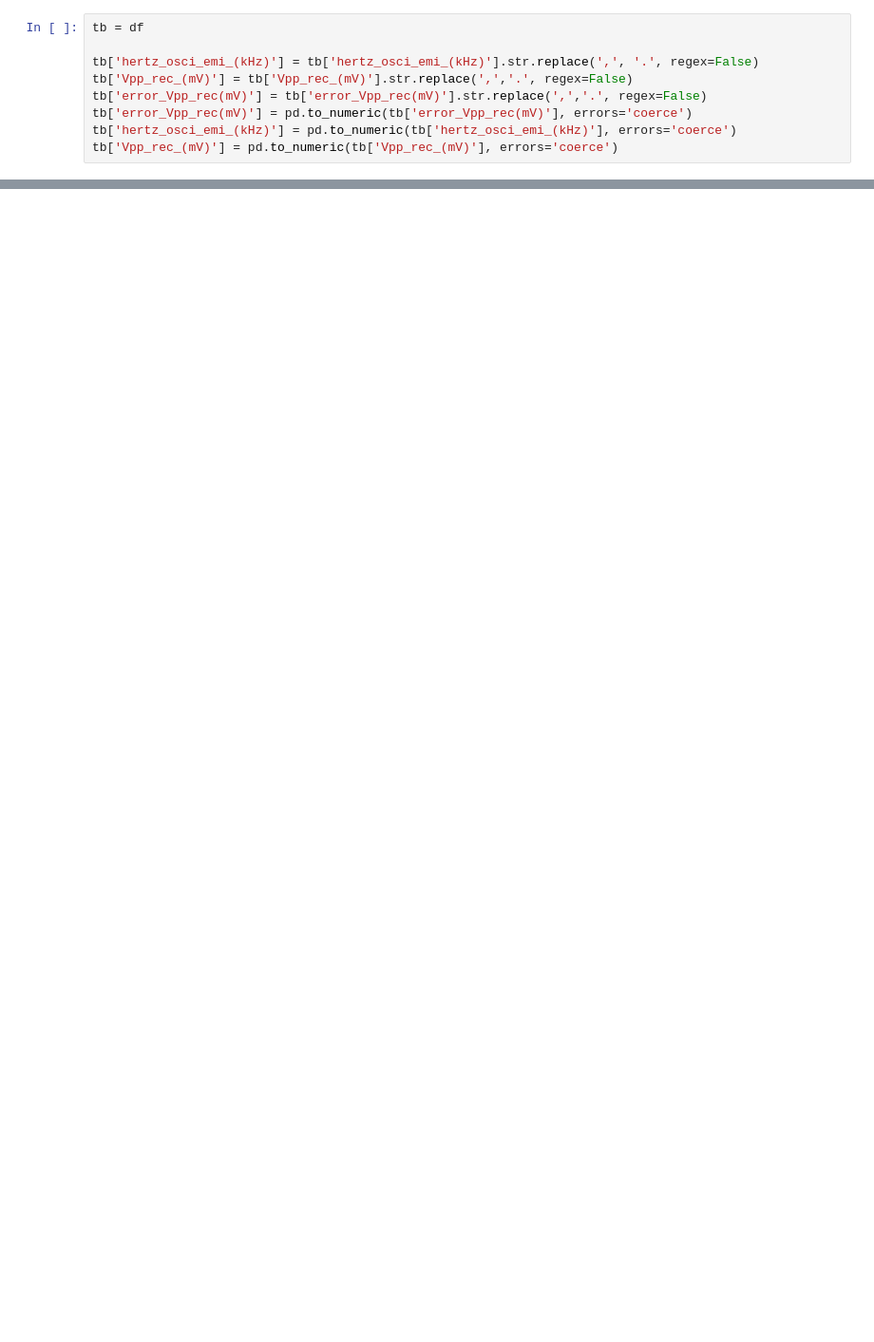
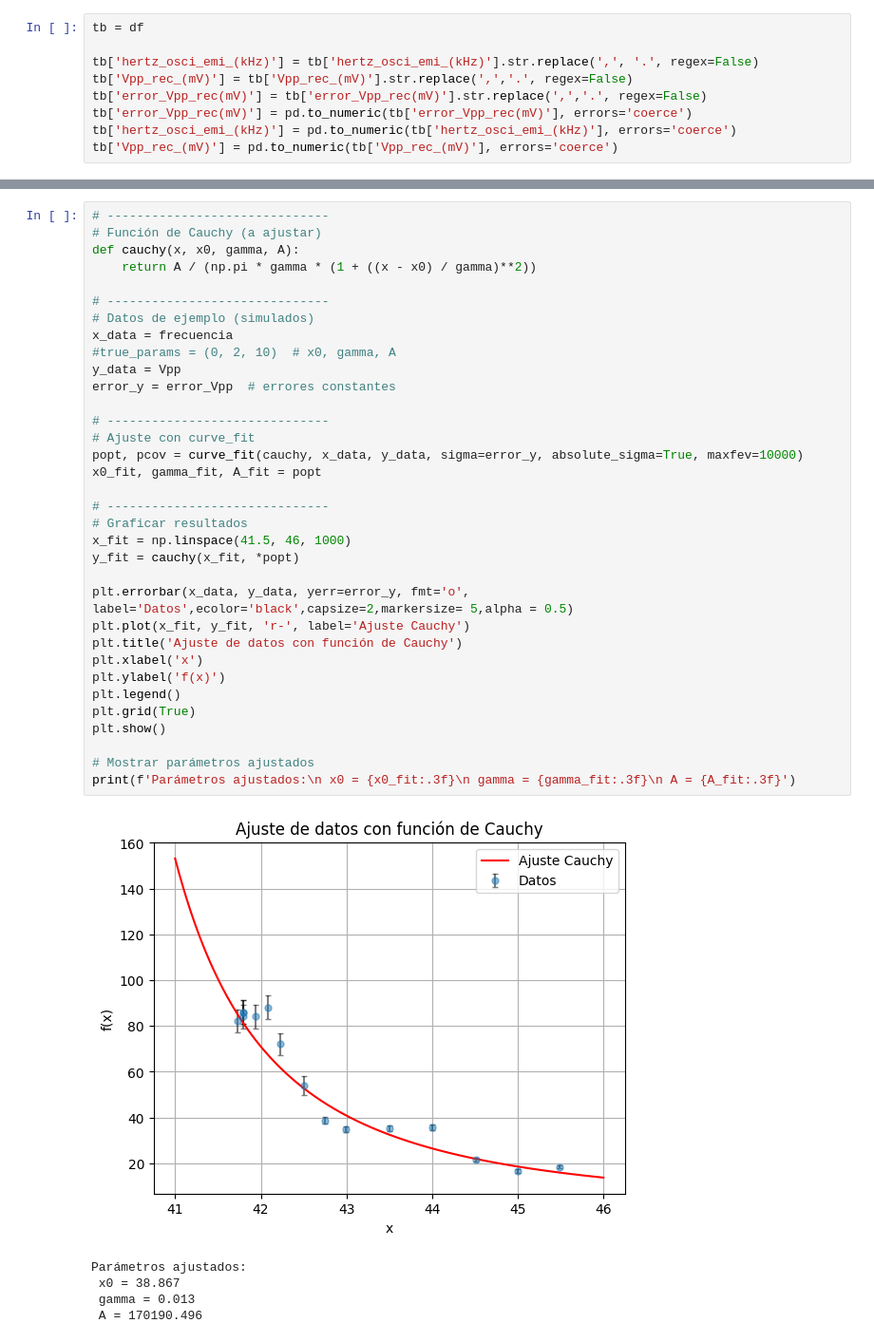
Before and after one commit to juanqwerty773/labo-2, a Jupyter notebook: segunda clase/codigo.ipynb, the cells around one changed output, grey strips where cells are left out. Shown: that part at 95% size. Saved outputs shown, nothing was run; the diff lists cells and outputs as text; blank space fills up the shorter version.

```diff
--- a/segunda clase/codigo.ipynb
+++ b/segunda clase/codigo.ipynb
@@ -55,0 +94,40 @@ print(f'Parámetros ajustados:\n x0 = {x0_fit:.3f}\n gamma = {gamma_fit:.3f}\n A
+# %%
+# ------------------------------
+# Función de Cauchy (a ajustar)
+def cauchy(x, x0, gamma, A):
+    return A / (np.pi * gamma * (1 + ((x - x0) / gamma)**2))
+
+# ------------------------------
+# Datos de ejemplo (simulados)
+x_data = frecuencia
+#true_params = (0, 2, 10)  # x0, gamma, A
+y_data = Vpp
+error_y = error_Vpp  # errores constantes
+
+# ------------------------------
+# Ajuste con curve_fit
+popt, pcov = curve_fit(cauchy, x_data, y_data, sigma=error_y, absolute_sigma=True, maxfev=10000)
+x0_fit, gamma_fit, A_fit = popt
+
+# ------------------------------
+# Graficar resultados
+x_fit = np.linspace(41.5, 46, 1000)
+y_fit = cauchy(x_fit, *popt)
+
+plt.errorbar(x_data, y_data, yerr=error_y, fmt='o', label='Datos',ecolor='black',capsize=2,markersize= 5,alpha = 0.5)
+plt.plot(x_fit, y_fit, 'r-', label='Ajuste Cauchy')
+plt.title('Ajuste de datos con función de Cauchy')
+plt.xlabel('x')
+plt.ylabel('f(x)')
+plt.legend()
+plt.grid(True)
+plt.show()
+
+# Mostrar parámetros ajustados
+print(f'Parámetros ajustados:\n x0 = {x0_fit:.3f}\n gamma = {gamma_fit:.3f}\n A = {A_fit:.3f}')
+# %% [output]
+[figure, added]
+Parámetros ajustados:
+ x0 = 38.867
+ gamma = 0.013
+ A = 170190.496
```
Also changed, not shown: parts of 6 cells of this notebook.
